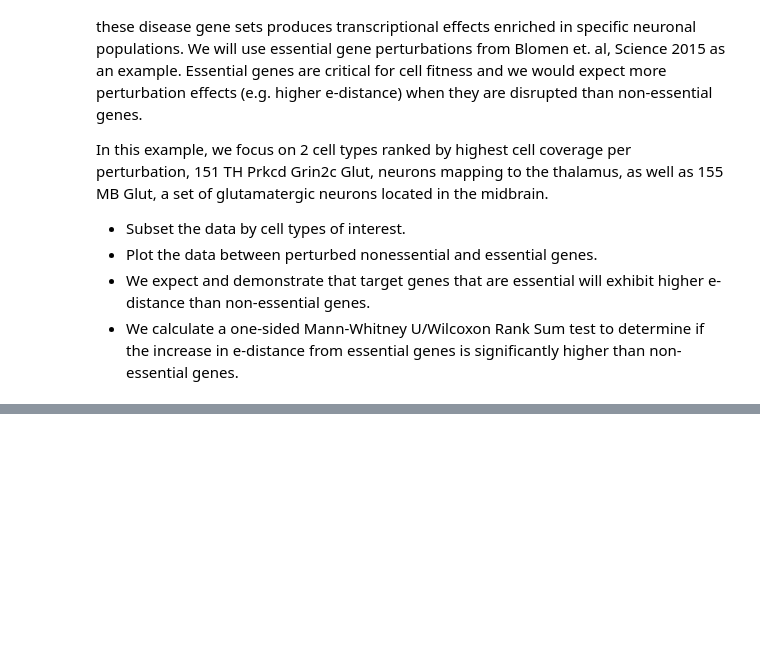
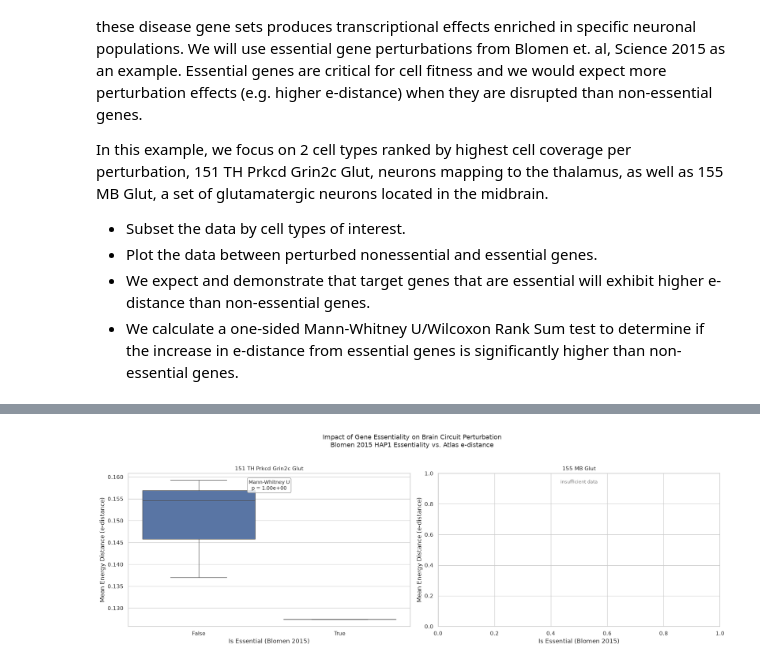
Before and after one commit to clara-parabricks-workflows/single-cell-analysis-blueprint, a Jupyter notebook: notebooks/07_perturbation_analysis_invivo_brain_example.ipynb, the cells around one changed output, grey strips where cells are left out. Drawn from its saved outputs; the diff is of its cells as text; code cells hidden in the pictures; blank space fills up the shorter version.

```diff
--- a/notebooks/07_perturbation_analysis_invivo_brain_example.ipynb
+++ b/notebooks/07_perturbation_analysis_invivo_brain_example.ipynb
@@ -490,14 +435,13 @@ celltype
 Name: n_genes, dtype: int64
 # %%
-import warnings
-
 # seaborn passes the now-deprecated `vert` kwarg to matplotlib internally (mpl 3.11+)
 warnings.filterwarnings("ignore", message="vert: bool was deprecated")
 
 # Plotting with Seaborn — one panel per cell type, Mann-Whitney U on each plot
 sns.set_theme(style="whitegrid")
-fig, axes = plt.subplots(1, len(CELL_TYPES_OF_INTEREST), figsize=(18, 6), sharey=True)
+fig, axes = plt.subplots(1, len(CELL_TYPES_OF_INTEREST), figsize=(18, 6), sharey=False)
 
+mwu_results = {}
 for ax, ct in zip(axes, CELL_TYPES_OF_INTEREST):
     subset = edist_blomen[edist_blomen['celltype'] == ct]
 
@@ -511,33 +455,38 @@ for ax, ct in zip(axes, CELL_TYPES_OF_INTEREST):
         ax=ax,
     )
 
-    ax.set_ylim(0, 1)
     ax.set_title(ct, fontsize=11)
     ax.set_xlabel("Is Essential (Blomen 2015)")
-    ax.set_ylabel("Mean Energy Distance (e-distance)" if ax is axes[0] else "")
+    ax.set_ylabel("Mean Energy Distance (e-distance)")
 
     # Mann-Whitney U
     ess = subset[subset['blomen_essential'] == True]['edistance']
     non = subset[subset['blomen_essential'] == False]['edistance']
     if len(ess) > 0 and len(non) > 0:
         stat, p = mannwhitneyu(ess, non, alternative='greater')
+        mwu_results[ct] = {"n_essential": len(ess), "n_non_essential": len(non),
+                           "U_statistic": stat, "p_value": p}
         p_str = f"p = {p:.2e}" if p >= 1e-4 else f"p < 1e-4"
         ax.text(
             0.5, 0.96, f"Mann-Whitney U\n{p_str}",
             transform=ax.transAxes,
             ha='center', va='top',
             fontsize=10,
             bbox=dict(boxstyle='round,pad=0.3', facecolor='white', edgecolor='grey', alpha=0.8),
         )
     else:
+        mwu_results[ct] = {"n_essential": len(ess), "n_non_essential": len(non),
+                           "U_statistic": None, "p_value": None}
         ax.text(0.5, 0.96, "insufficient data", transform=ax.transAxes,
                 ha='center', va='top', fontsize=9, color='grey')
 
 fig.suptitle(
     "Impact of Gene Essentiality on Brain Circuit Perturbation\n"
     "Blomen 2015 HAP1 Essentiality vs. Atlas e-distance",
     fontsize=13, y=1.02,
 )
 plt.tight_layout()
 plt.show()
+# %% [output]
+[figure, added]
 # %%
```
Also changed, not shown: parts of 25 cells of this notebook, 1 other file.
